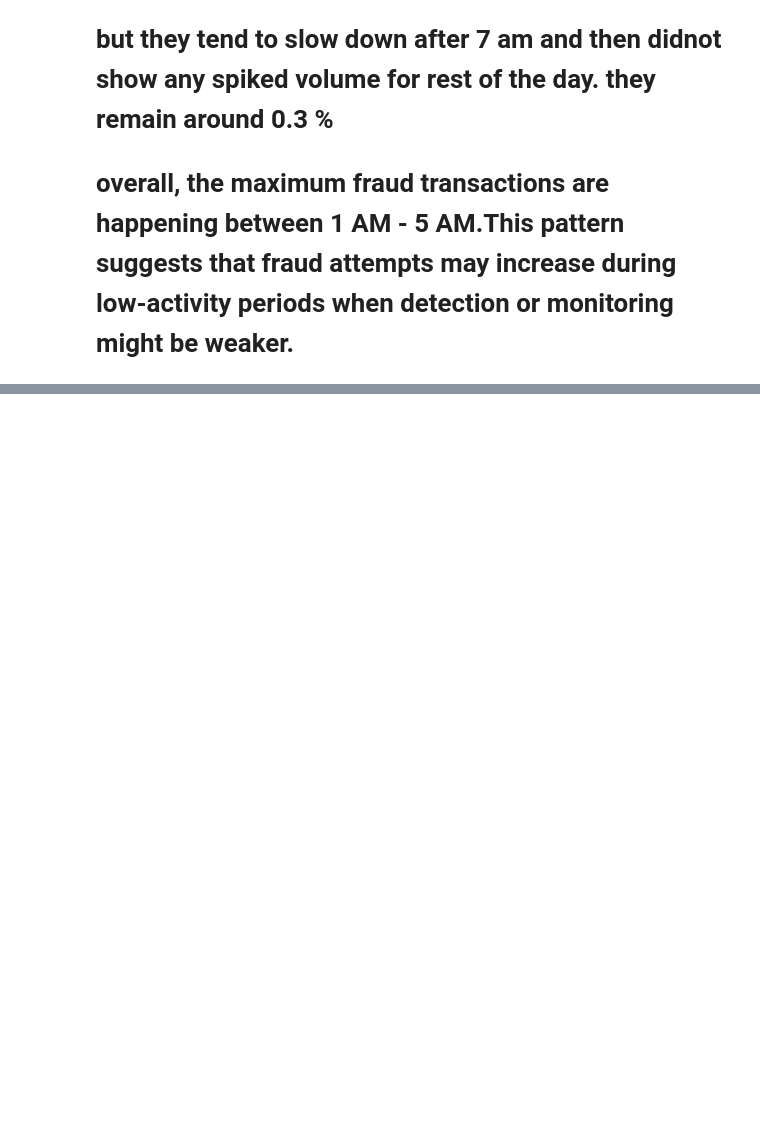
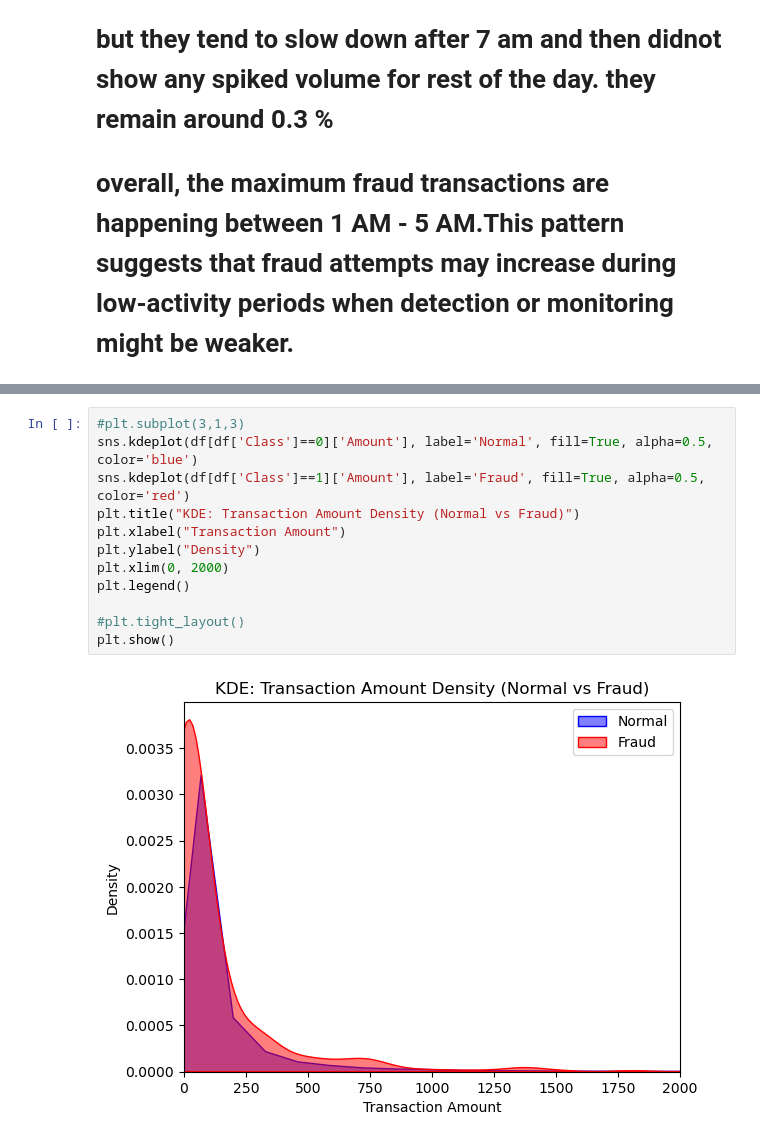
Before and after one commit to Seep88/creditcard-fraud-detection, a Jupyter notebook: notebooks/Day1_Fraud_EDA.ipynb, the cells around one changed output, grey strips where cells are left out. Drawn from its saved outputs; the diff is of its cells as text; blank space fills up the shorter version.

```diff
--- a/notebooks/Day1_Fraud_EDA.ipynb
+++ b/notebooks/Day1_Fraud_EDA.ipynb
@@ -599,0 +622,14 @@ plt.show()
+# %%
+#plt.subplot(3,1,3)
+sns.kdeplot(df[df['Class']==0]['Amount'], label='Normal', fill=True, alpha=0.5, color='blue')
+sns.kdeplot(df[df['Class']==1]['Amount'], label='Fraud', fill=True, alpha=0.5, color='red')
+plt.title("KDE: Transaction Amount Density (Normal vs Fraud)")
+plt.xlabel("Transaction Amount")
+plt.ylabel("Density")
+plt.xlim(0, 2000)
+plt.legend()
+
+#plt.tight_layout()
+plt.show()
+# %% [output]
+[figure, added]
```
Also changed, not shown: parts of 10 cells of this notebook.
